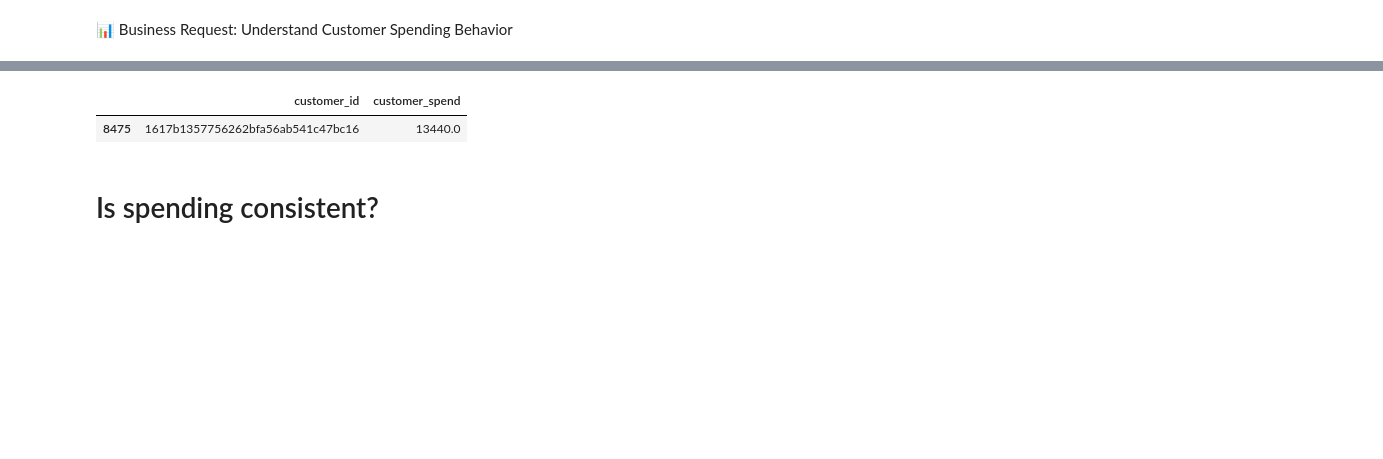
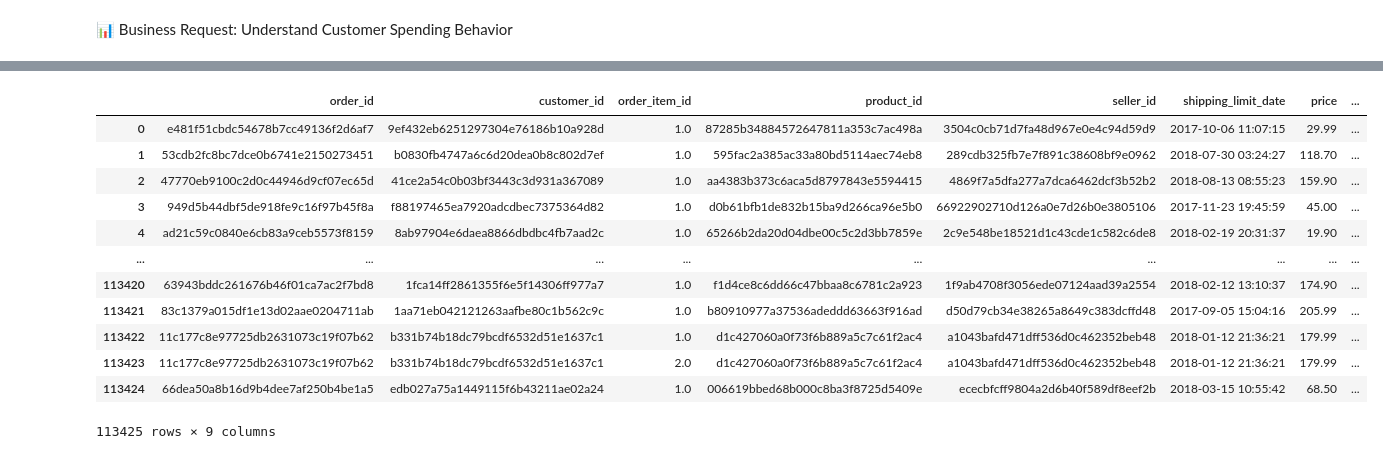
Before and after one commit to Vinaychauhan06/E-Commerce-Analytics-Dashboard-Python-SQL-Power-BI-, a Jupyter notebook: 02_EDA_Analysis.ipynb, the cells around one changed output, grey strips where cells are left out. Cells and saved outputs as stored; diff of their text form; code cells hidden in the pictures; blank space fills up the shorter version.

```diff
--- a/02_EDA_Analysis.ipynb
+++ b/02_EDA_Analysis.ipynb
@@ -60,7 +80,18 @@ threshold = customer_spends['customer_spend'].quantile(0.90)
 # %%
-customer_spends[customer_spends['customer_spend'] > threshold]
+customer_order=od[['order_id','customer_id']].merge(ot,how='left',on='order_id')
-# %% [output]
-|  | customer_id | customer_spend |
-| 8475 | 1617b1357756262bfa56ab541c47bc16 | 13440.0 |
-# %% [markdown]
-# Is spending consistent?
+# %%
+customer_order
+# %% [output]
+|  | order_id | customer_id | order_item_id | product_id | seller_id | shipping_limit_date | price | ... |
+| 0 | e481f51cbdc54678b7cc49136f2d6af7 | 9ef432eb6251297304e76186b10a928d | 1.0 | 87285b34884572647811a353c7ac498a | 3504c0cb71d7fa48d967e0e4c94d59d9 | 2017-10-06 11:07:15 | 29.99 | ... |
+| 1 | 53cdb2fc8bc7dce0b6741e2150273451 | b0830fb4747a6c6d20dea0b8c802d7ef | 1.0 | 595fac2a385ac33a80bd5114aec74eb8 | 289cdb325fb7e7f891c38608bf9e0962 | 2018-07-30 03:24:27 | 118.70 | ... |
+| 2 | 47770eb9100c2d0c44946d9cf07ec65d | 41ce2a54c0b03bf3443c3d931a367089 | 1.0 | aa4383b373c6aca5d8797843e5594415 | 4869f7a5dfa277a7dca6462dcf3b52b2 | 2018-08-13 08:55:23 | 159.90 | ... |
+| 3 | 949d5b44dbf5de918fe9c16f97b45f8a | f88197465ea7920adcdbec7375364d82 | 1.0 | d0b61bfb1de832b15ba9d266ca96e5b0 | 66922902710d126a0e7d26b0e3805106 | 2017-11-23 19:45:59 | 45.00 | ... |
+| 4 | ad21c59c0840e6cb83a9ceb5573f8159 | 8ab97904e6daea8866dbdbc4fb7aad2c | 1.0 | 65266b2da20d04dbe00c5c2d3bb7859e | 2c9e548be18521d1c43cde1c582c6de8 | 2018-02-19 20:31:37 | 19.90 | ... |
+| ... | ... | ... | ... | ... | ... | ... | ... | ... |
+| 113420 | 63943bddc261676b46f01ca7ac2f7bd8 | 1fca14ff2861355f6e5f14306ff977a7 | 1.0 | f1d4ce8c6dd66c47bbaa8c6781c2a923 | 1f9ab4708f3056ede07124aad39a2554 | 2018-02-12 13:10:37 | 174.90 | ... |
+| 113421 | 83c1379a015df1e13d02aae0204711ab | 1aa71eb042121263aafbe80c1b562c9c | 1.0 | b80910977a37536adeddd63663f916ad | d50d79cb34e38265a8649c383dcffd48 | 2017-09-05 15:04:16 | 205.99 | ... |
+| 113422 | 11c177c8e97725db2631073c19f07b62 | b331b74b18dc79bcdf6532d51e1637c1 | 1.0 | d1c427060a0f73f6b889a5c7c61f2ac4 | a1043bafd471dff536d0c462352beb48 | 2018-01-12 21:36:21 | 179.99 | ... |
+| 113423 | 11c177c8e97725db2631073c19f07b62 | b331b74b18dc79bcdf6532d51e1637c1 | 2.0 | d1c427060a0f73f6b889a5c7c61f2ac4 | a1043bafd471dff536d0c462352beb48 | 2018-01-12 21:36:21 | 179.99 | ... |
+| 113424 | 66dea50a8b16d9b4dee7af250b4be1a5 | edb027a75a1449115f6b43211ae02a24 | 1.0 | 006619bbed68b000c8ba3f8725d5409e | ececbfcff9804a2d6b40f589df8eef2b | 2018-03-15 10:55:42 | 68.50 | ... |
+113425 rows × 9 columns
```
Also changed, not shown: parts of 19 cells of this notebook.
